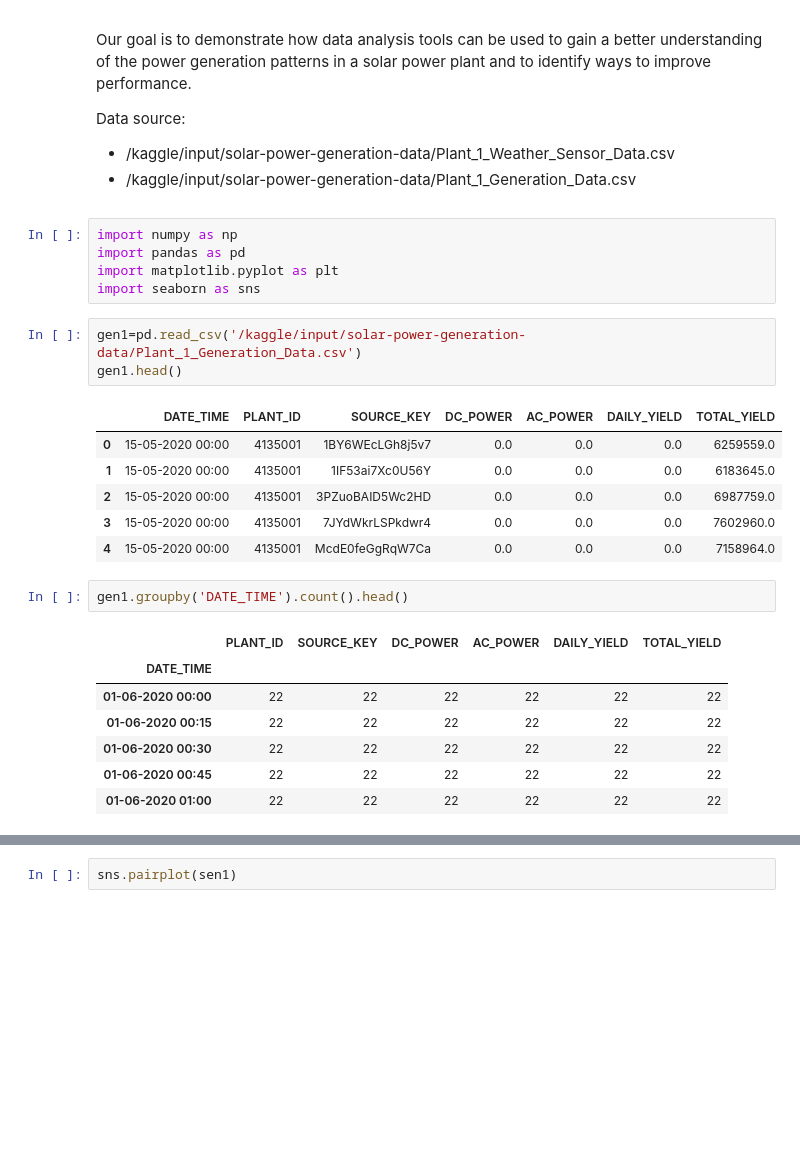
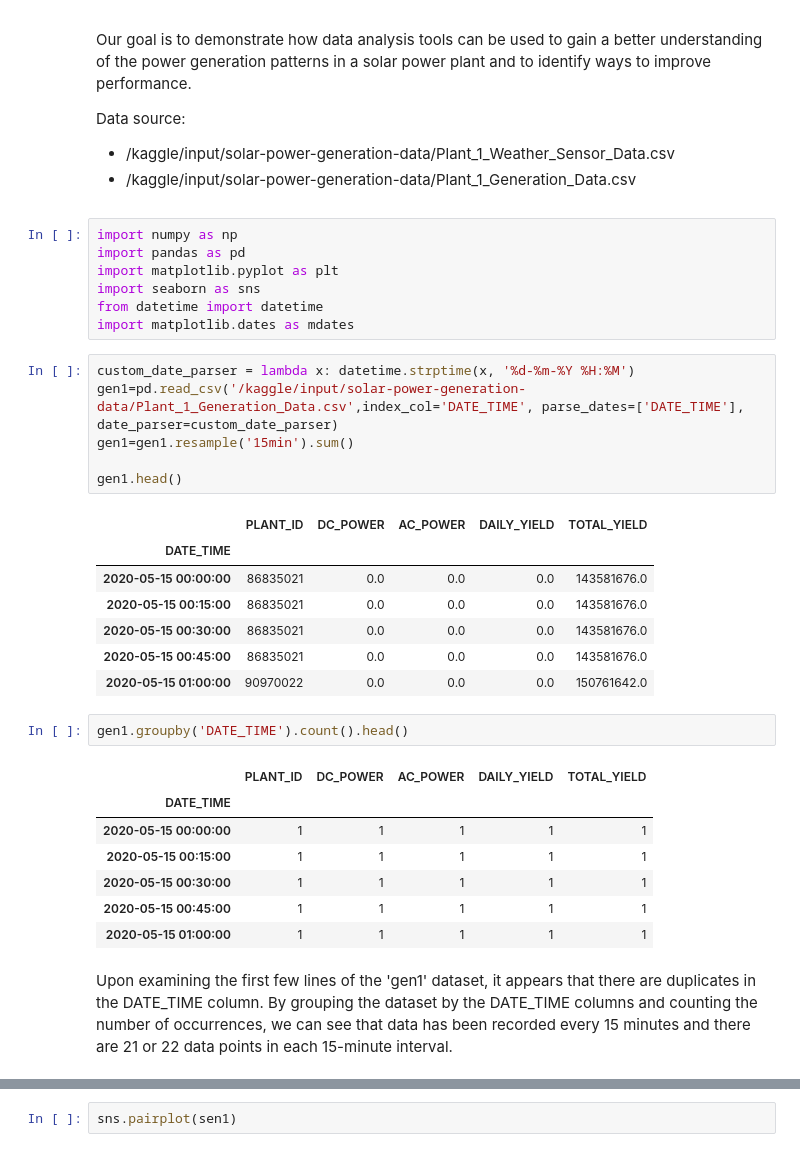
Before and after one commit to sedimir/SediMir, a Jupyter notebook: solar-power-generation.ipynb, the cells around one changed output, grey strips where cells are left out. Saved outputs shown, nothing was run; the diff lists cells and outputs as text; blank space fills up the shorter version.

Commit message:
Kaggle Notebook | Solar Power Generation | Version 8

```diff
--- a/solar-power-generation.ipynb
+++ b/solar-power-generation.ipynb
@@ -28,26 +28,34 @@ import numpy as np
 import pandas as pd
 import matplotlib.pyplot as plt
 import seaborn as sns
+from datetime import datetime
+import matplotlib.dates as mdates
 # %%
-gen1=pd.read_csv('/kaggle/input/solar-power-generation-data/Plant_1_Generation_Data.csv')
+custom_date_parser = lambda x: datetime.strptime(x, '%d-%m-%Y %H:%M')
+gen1=pd.read_csv('/kaggle/input/solar-power-generation-data/Plant_1_Generation_Data.csv',index_col='DATE_TIME', parse_dates=['DATE_TIME'], date_parser=custom_date_parser)
+gen1=gen1.resample('15min').sum()
+
 gen1.head()
 # %% [output]
-|  | DATE_TIME | PLANT_ID | SOURCE_KEY | DC_POWER | AC_POWER | DAILY_YIELD | TOTAL_YIELD |
-| 0 | 15-05-2020 00:00 | 4135001 | 1BY6WEcLGh8j5v7 | 0.0 | 0.0 | 0.0 | 6259559.0 |
-| 1 | 15-05-2020 00:00 | 4135001 | 1IF53ai7Xc0U56Y | 0.0 | 0.0 | 0.0 | 6183645.0 |
-| 2 | 15-05-2020 00:00 | 4135001 | 3PZuoBAID5Wc2HD | 0.0 | 0.0 | 0.0 | 6987759.0 |
-| 3 | 15-05-2020 00:00 | 4135001 | 7JYdWkrLSPkdwr4 | 0.0 | 0.0 | 0.0 | 7602960.0 |
-| 4 | 15-05-2020 00:00 | 4135001 | McdE0feGgRqW7Ca | 0.0 | 0.0 | 0.0 | 7158964.0 |
+|  | PLANT_ID | DC_POWER | AC_POWER | DAILY_YIELD | TOTAL_YIELD |
+| DATE_TIME |  |  |  |  |  |
+| 2020-05-15 00:00:00 | 86835021 | 0.0 | 0.0 | 0.0 | 143581676.0 |
+| 2020-05-15 00:15:00 | 86835021 | 0.0 | 0.0 | 0.0 | 143581676.0 |
+| 2020-05-15 00:30:00 | 86835021 | 0.0 | 0.0 | 0.0 | 143581676.0 |
+| 2020-05-15 00:45:00 | 86835021 | 0.0 | 0.0 | 0.0 | 143581676.0 |
+| 2020-05-15 01:00:00 | 90970022 | 0.0 | 0.0 | 0.0 | 150761642.0 |
 # %%
 gen1.groupby('DATE_TIME').count().head()
 # %% [output]
-|  | PLANT_ID | SOURCE_KEY | DC_POWER | AC_POWER | DAILY_YIELD | TOTAL_YIELD |
-| DATE_TIME |  |  |  |  |  |  |
-| 01-06-2020 00:00 | 22 | 22 | 22 | 22 | 22 | 22 |
-| 01-06-2020 00:15 | 22 | 22 | 22 | 22 | 22 | 22 |
-| 01-06-2020 00:30 | 22 | 22 | 22 | 22 | 22 | 22 |
-| 01-06-2020 00:45 | 22 | 22 | 22 | 22 | 22 | 22 |
-| 01-06-2020 01:00 | 22 | 22 | 22 | 22 | 22 | 22 |
+|  | PLANT_ID | DC_POWER | AC_POWER | DAILY_YIELD | TOTAL_YIELD |
+| DATE_TIME |  |  |  |  |  |
+| 2020-05-15 00:00:00 | 1 | 1 | 1 | 1 | 1 |
+| 2020-05-15 00:15:00 | 1 | 1 | 1 | 1 | 1 |
+| 2020-05-15 00:30:00 | 1 | 1 | 1 | 1 | 1 |
+| 2020-05-15 00:45:00 | 1 | 1 | 1 | 1 | 1 |
+| 2020-05-15 01:00:00 | 1 | 1 | 1 | 1 | 1 |
+# %% [markdown]
+<font size='+1'>  Upon examining the first few lines of the 'gen1' dataset, it appears that there are duplicates in the DATE_TIME column. By grouping the dataset by the DATE_TIME columns and counting the number of occurrences, we can see that data has been recorded every 15 minutes and there are 21 or 22 data points in each 15-minute interval. </font>
 # %%
 gen1.info(), gen1.isnull().sum()
 # %% [output]
```
Also changed, not shown: parts of 13 cells of this notebook.
